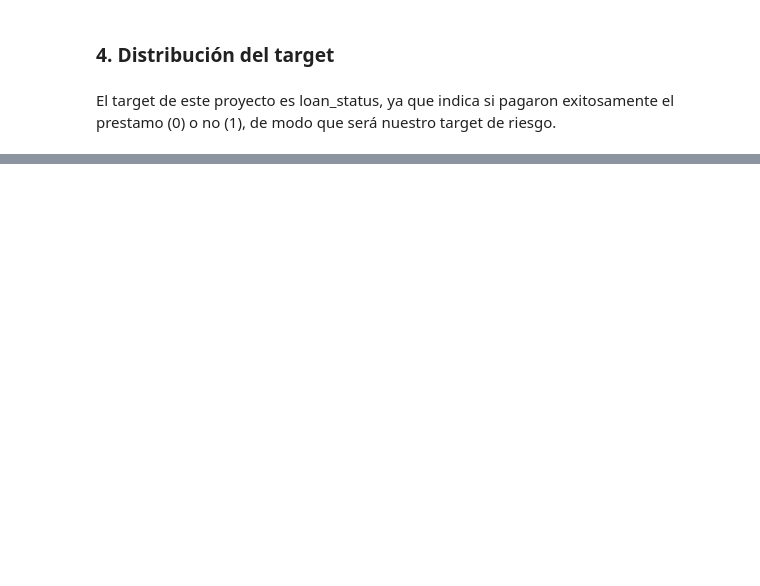
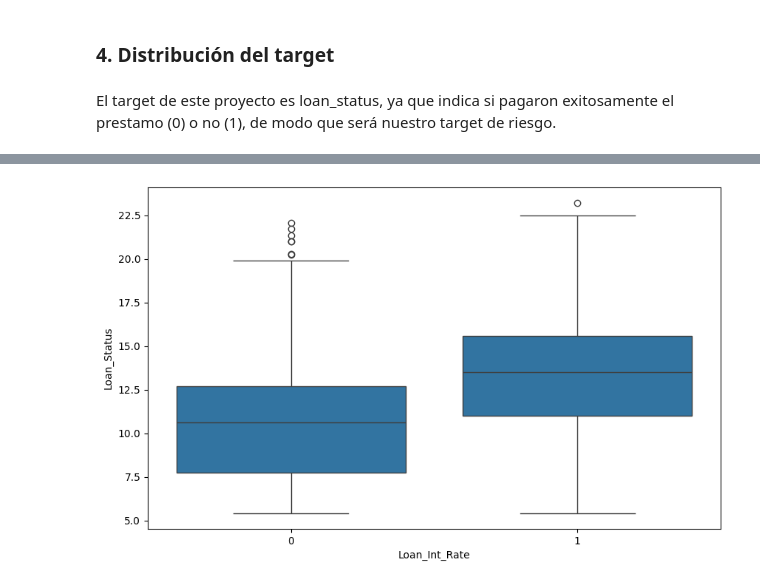
Before and after one commit to VictorMDSS/Machine_Learning_Project_Victor_Manuel_De_Sousa_Sanchez, a Jupyter notebook: clasificador_binario/credit_risk_clasification.ipynb, the cells around one changed output, grey strips where cells are left out. Saved outputs shown, nothing was run; the diff lists cells and outputs as text; code cells hidden in the pictures; blank space fills up the shorter version.

```diff
--- a/clasificador_binario/credit_risk_clasification.ipynb
+++ b/clasificador_binario/credit_risk_clasification.ipynb
@@ -197,0 +269,8 @@ target = "loan_status"
+# %%
+plt.figure(figsize= (10,6))
+sns.boxplot(train_set, x= "loan_status", y= "loan_int_rate")
+plt.xlabel("Loan_Int_Rate")
+plt.ylabel("Loan_Status")
+plt.show();
+# %% [output]
+[figure, added]
```
Also changed, not shown: parts of 16 cells of this notebook.
